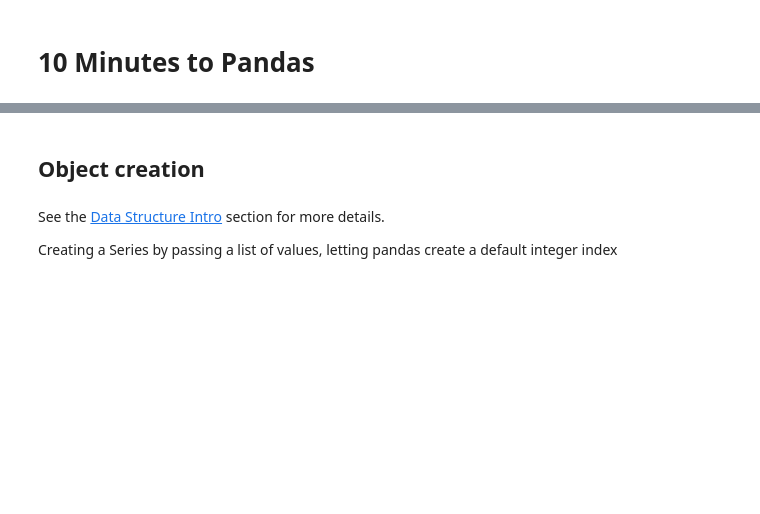
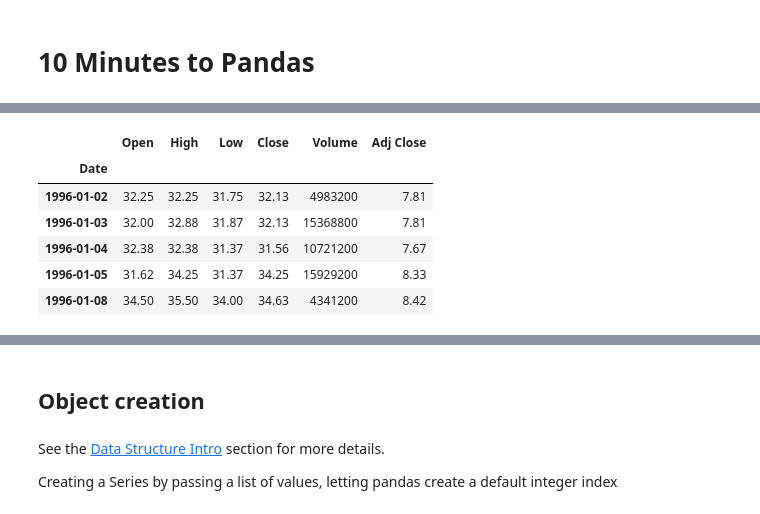
Before and after one commit to profjsb/python-bootcamp, a Jupyter notebook: Lectures/05_NumpyMatplotlib/10 Minutes to Pandas.ipynb, the cells around one changed output, grey strips where cells are left out. Cells and saved outputs as stored; diff of their text form; code cells hidden in the pictures; blank space fills up the shorter version.

```diff
--- a/Lectures/05_NumpyMatplotlib/10 Minutes to Pandas.ipynb
+++ b/Lectures/05_NumpyMatplotlib/10 Minutes to Pandas.ipynb
@@ -14,0 +69,11 @@ import numpy as np
+# %%
+stock.sort(inplace=True)
+stock.head()
+# %% [output]
+|  | Open | High | Low | Close | Volume | Adj Close |
+| Date |  |  |  |  |  |  |
+| 1996-01-02 | 32.25 | 32.25 | 31.75 | 32.13 | 4983200 | 7.81 |
+| 1996-01-03 | 32.00 | 32.88 | 31.87 | 32.13 | 15368800 | 7.81 |
+| 1996-01-04 | 32.38 | 32.38 | 31.37 | 31.56 | 10721200 | 7.67 |
+| 1996-01-05 | 31.62 | 34.25 | 31.37 | 34.25 | 15929200 | 8.33 |
+| 1996-01-08 | 34.50 | 35.50 | 34.00 | 34.63 | 4341200 | 8.42 |
```
Also changed, not shown: parts of 10 cells of this notebook, 1 other file.
